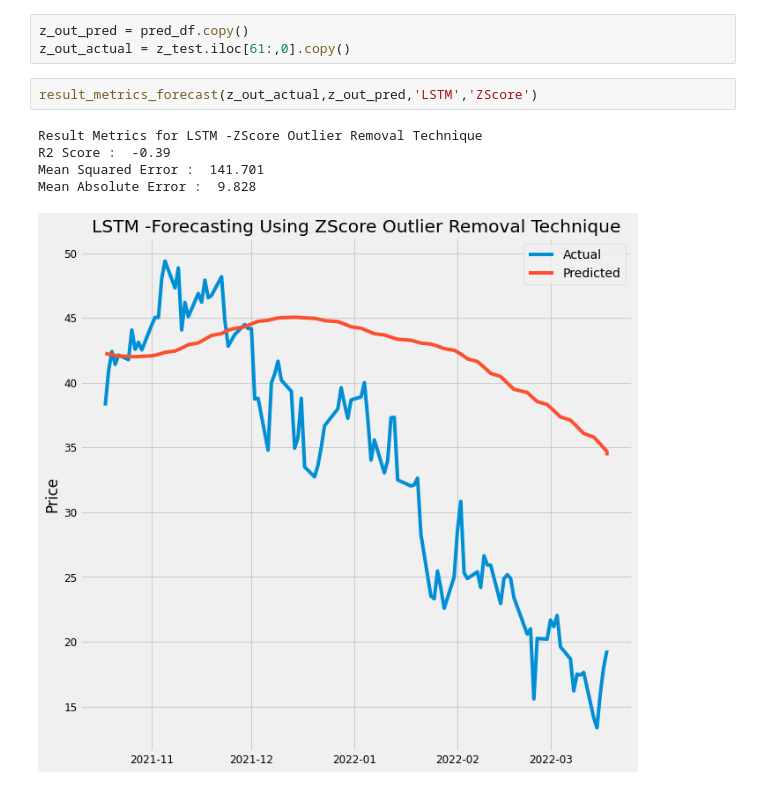
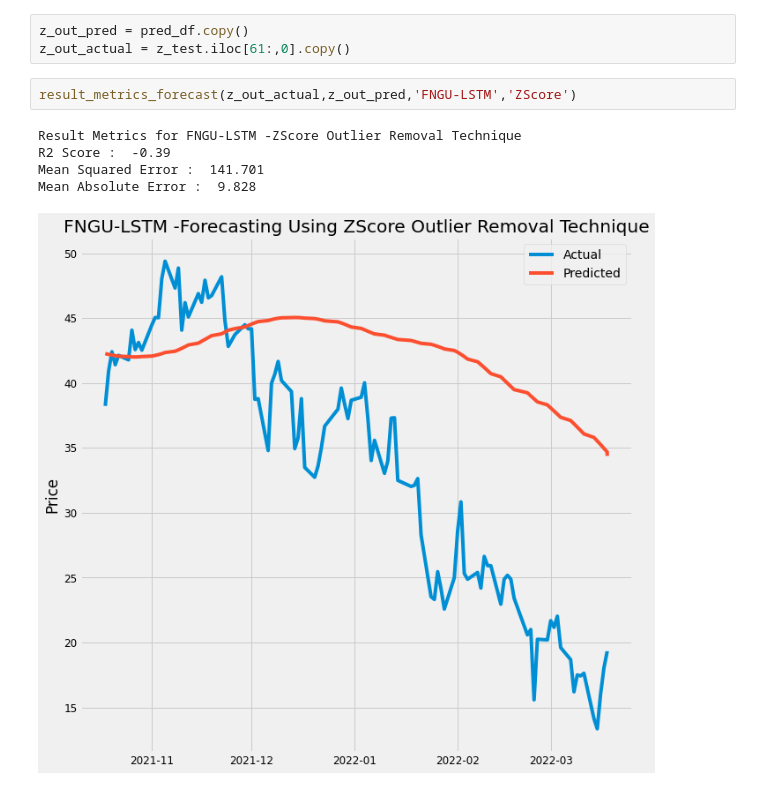
Before and after one commit to chiyeonk/Multivariate-lstm-stock-prediction, a Jupyter notebook: Multivariate-Analysis--Stock-Price-Prediction-Using-LSTM.ipynb, the cells around one changed output. Cells and saved outputs as stored; diff of their text form.

```diff
--- a/Multivariate-Analysis--Stock-Price-Prediction-Using-LSTM.ipynb
+++ b/Multivariate-Analysis--Stock-Price-Prediction-Using-LSTM.ipynb
@@ -742,10 +742,10 @@ predict_data(model,sc2,z_test,X_test,'Z-Score Outlier',3)
 z_out_pred = pred_df.copy()
 z_out_actual = z_test.iloc[61:,0].copy()
 # %%
-result_metrics_forecast(z_out_actual,z_out_pred,'LSTM','ZScore')
+result_metrics_forecast(z_out_actual,z_out_pred,'FNGU-LSTM','ZScore')
 # %% [output]
-Result Metrics for LSTM -ZScore Outlier Removal Technique
+Result Metrics for FNGU-LSTM -ZScore Outlier Removal Technique
 R2 Score :  -0.39
 Mean Squared Error :  141.701
 Mean Absolute Error :  9.828
-[figure, old version]
+[figure, new version]
```
Also changed, not shown: parts of 1 cell of this notebook.
